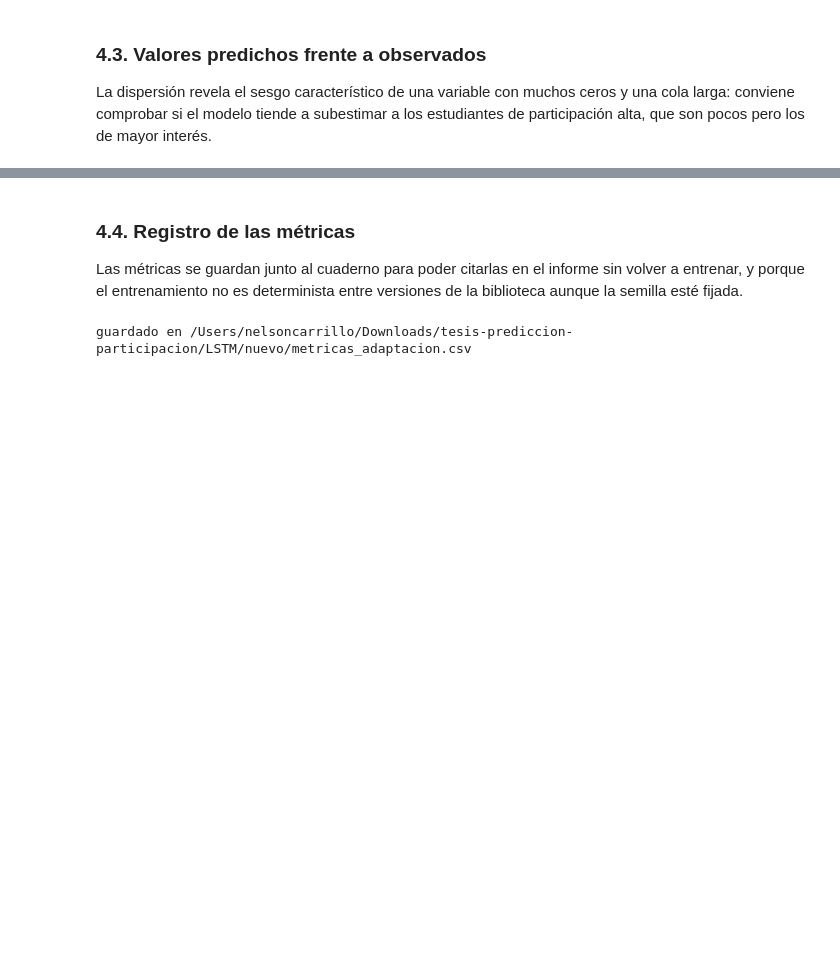
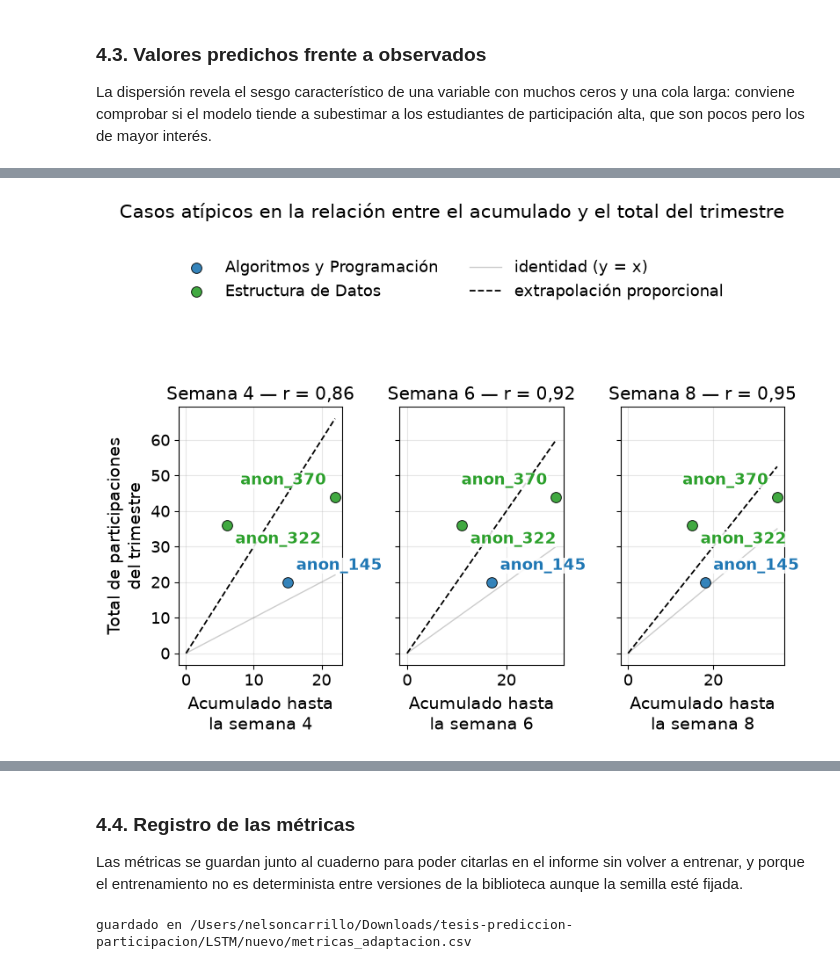
Before and after one commit to NeliCarrillo/tesis-prediccion-participacion, a Jupyter notebook: LSTM/nuevo/adaptacion_lstm_participaciones.ipynb, the cells around one changed output, grey strips where cells are left out. Cells and saved outputs as stored; diff of their text form; code cells hidden in the pictures; blank space fills up the shorter version.

```diff
--- a/LSTM/nuevo/adaptacion_lstm_participaciones.ipynb
+++ b/LSTM/nuevo/adaptacion_lstm_participaciones.ipynb
@@ -1056,2 +1073,74 @@ Correlaciones entre el acumulado y el total del trimestre:
   semana 6: r = 0,92
   semana 8: r = 0,95
+# %%
+# Figura 7: casos atípicos en la relación entre acumulado y total
+IDS_ATIPICOS = ["anon_145", "anon_370", "anon_322"]
+COL_PARTICIPACIONES = len(ESTATICAS)
+
+# Las coordenadas se obtienen de los tensores; solo se fijan los IDs auditados.
+mascara_atipicos = estatica.estudiante_id.isin(IDS_ATIPICOS).to_numpy()
+if mascara_atipicos.sum() != len(IDS_ATIPICOS):
+    encontrados = set(estatica.loc[mascara_atipicos, "estudiante_id"])
+    raise ValueError(f"Faltan IDs destacados: {set(IDS_ATIPICOS) - encontrados}")
+
+materias_atipicos = sorted(estatica.loc[mascara_atipicos, "materia"].unique())
+colores = dict(zip(sorted(estatica.materia.unique()), plt.cm.tab10.colors))
+figura, ejes = plt.subplots(1, 3, figsize=(8.2, 5.4), sharey=True)
+coordenadas = []
+
+for eje, hito in zip(ejes, HITOS):
+    acumulado_todos = X[:, :hito, COL_PARTICIPACIONES].sum(axis=1)
+    r = np.corrcoef(acumulado_todos, y)[0, 1]
+    materias_rotuladas = set()
+
+    for estudiante_id in IDS_ATIPICOS:
+        indice = estatica.index[estatica.estudiante_id == estudiante_id]
+        if len(indice) != 1:
+            raise ValueError(f"{estudiante_id} aparece en {len(indice)} registros estudiante-sección")
+        i = indice[0]
+        materia = estatica.loc[i, "materia"]
+        acumulado, total = acumulado_todos[i], y[i]
+        coordenadas.append({"estudiante_id": estudiante_id, "hito": hito,
+                            "acumulado": acumulado, "total": total})
+        eje.scatter(acumulado, total, s=72, alpha=0.9,
+                    color=colores[materia], edgecolor="black", linewidth=0.7,
+                    label=materia if hito == HITOS[0] and materia not in materias_rotuladas else None,
+                    zorder=3)
+        materias_rotuladas.add(materia)
+
+        # Los casos de la derecha se rotulan hacia la izquierda para evitar el borde.
+        desplazamientos = {"anon_370": (-7, 7), "anon_322": (7, -18),
+                            "anon_145": (7, 7)}
+        desplazamiento = desplazamientos[estudiante_id]
+        alineacion = "right" if estudiante_id == "anon_370" else "left"
+        eje.annotate(estudiante_id, (acumulado, total), xytext=desplazamiento,
+                     textcoords="offset points", ha=alineacion, va="bottom",
+                     fontsize=13, fontweight="bold", color=colores[materia],
+                     bbox={"facecolor": "white", "edgecolor": "none",
+                           "alpha": 0.85, "pad": 0.15})
+
+    tope = acumulado_todos.max()
+    x_linea = np.linspace(0, tope, 100)
+    eje.plot(x_linea, x_linea, color="gray", linewidth=1, alpha=0.4,
+             label="identidad (y = x)" if hito == HITOS[0] else None)
+    eje.plot(x_linea, x_linea * (N_SEMANAS / hito), "k--", linewidth=1.3,
+             label="extrapolación proporcional" if hito == HITOS[0] else None)
+    eje.set_title(f"Semana {hito} — r = {r:.2f}".replace(".", ","), fontsize=14.5)
+    eje.set_xlabel(f"Acumulado hasta\nla semana {hito}", fontsize=14)
+    eje.tick_params(axis="both", labelsize=13)
+    eje.grid(alpha=0.3)
+
+# Se conservan límites conceptuales equivalentes a la Figura 6.
+ejes[0].set_ylabel("Total de participaciones\ndel trimestre", fontsize=14)
+handles, labels = ejes[0].get_legend_handles_labels()
+figura.legend(handles, labels, loc="upper center", bbox_to_anchor=(0.5, 1.06),
+              ncol=2, fontsize=13, frameon=False)
+figura.suptitle("Casos atípicos en la relación entre el acumulado y el total del trimestre",
+                y=1.15, fontsize=15)
+figura.tight_layout(rect=(0, 0, 1, 0.86))
+figura.savefig("figura_atipicos_dispersion.png", dpi=300, bbox_inches="tight")
+plt.show()
+
+pd.DataFrame(coordenadas)
+# %% [output]
+[figure, added]
```
Also changed, not shown: parts of 23 cells of this notebook, 21 other files.
